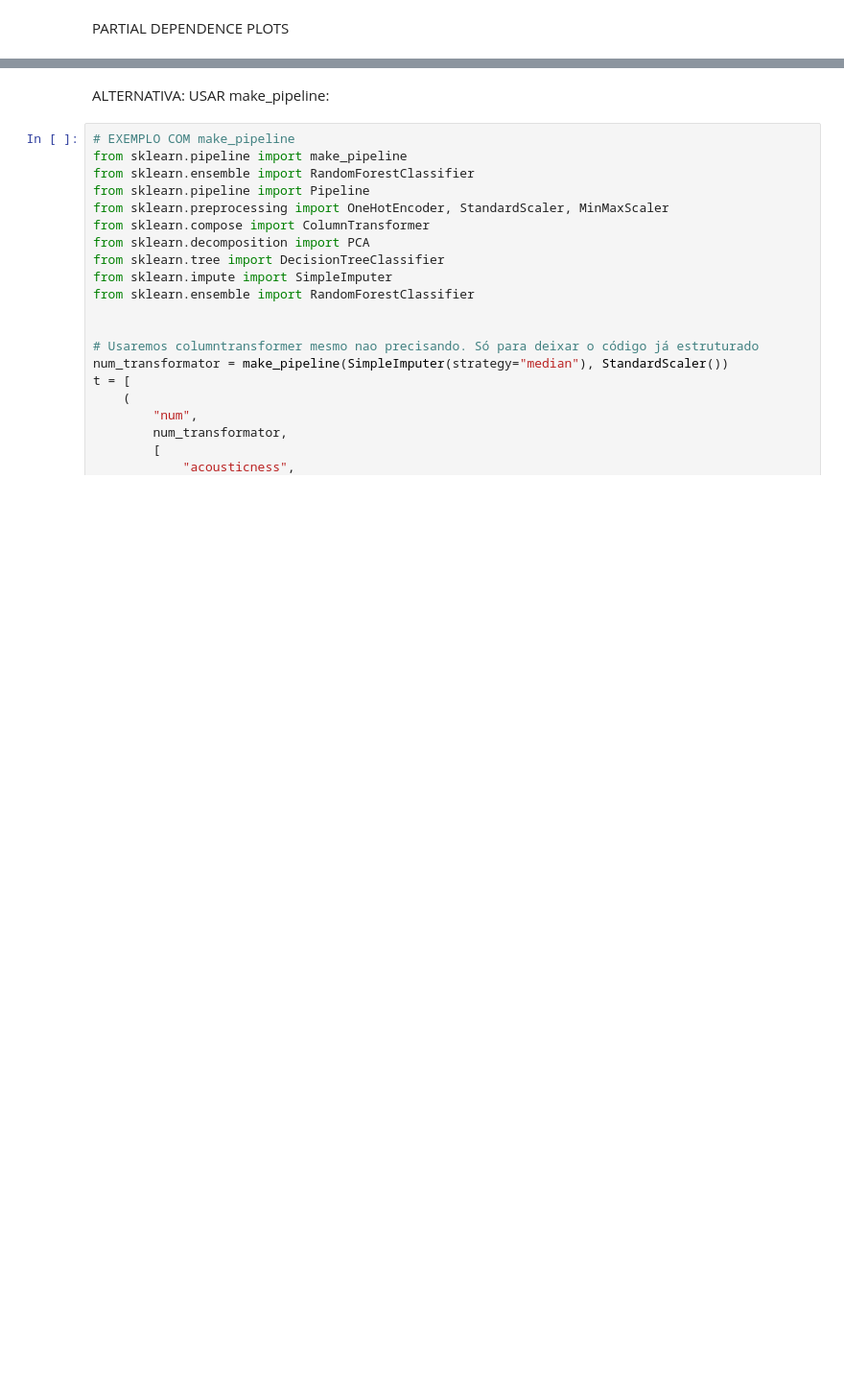
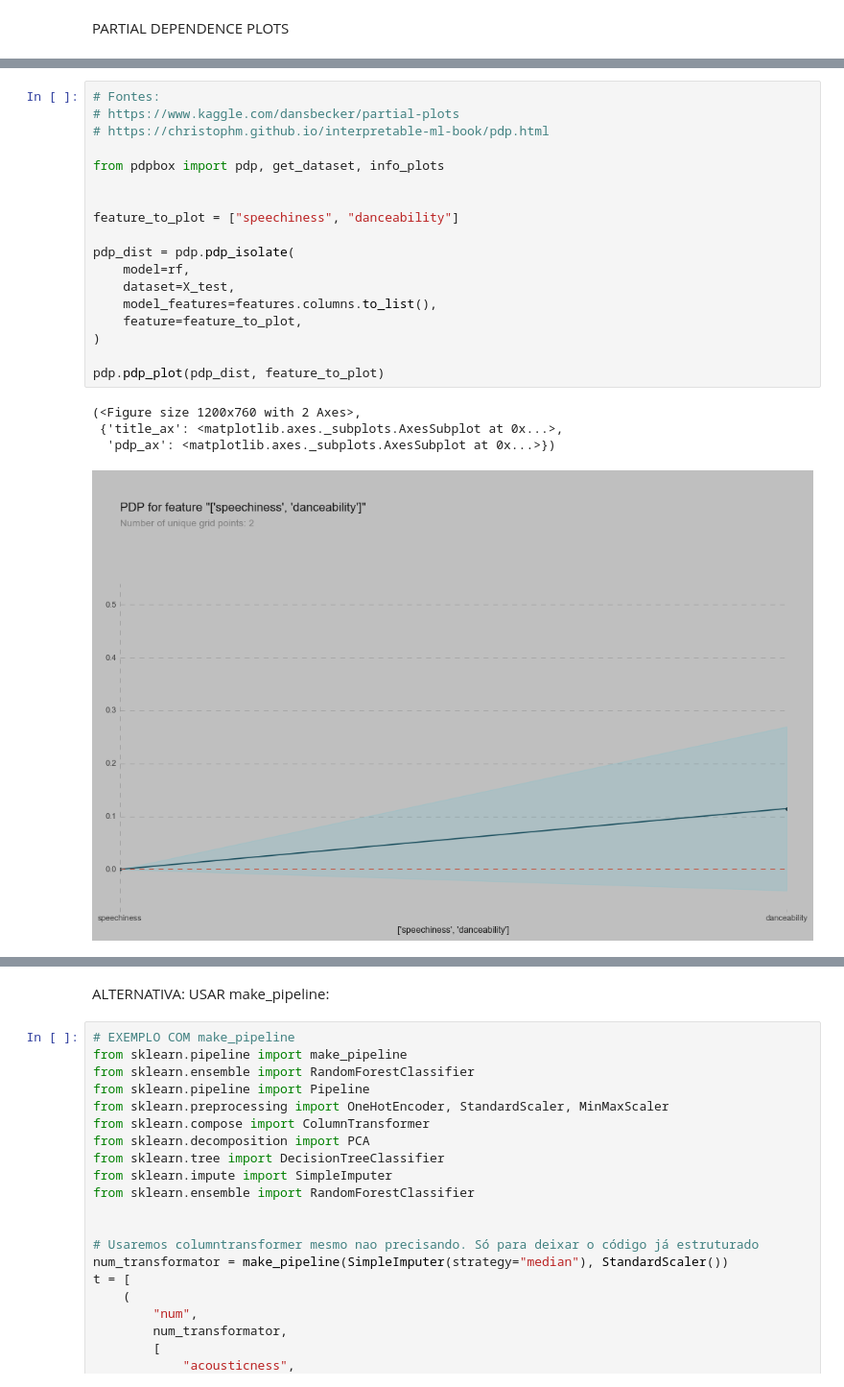
Before and after one commit to yukioandre/courses, a Jupyter notebook: datacamp/project-classify-song-genres-from-Audio-Data/scripts/improved_notebook.ipynb, the cells around one changed output, grey strips where cells are left out. Shown at 96% size. Saved outputs shown, nothing was run; the diff lists cells and outputs as text; blank space fills up the shorter version.

```diff
--- a/datacamp/project-classify-song-genres-from-Audio-Data/scripts/improved_notebook.ipynb
+++ b/datacamp/project-classify-song-genres-from-Audio-Data/scripts/improved_notebook.ipynb
@@ -258 +261,24 @@ pdp.pdp_plot(pdp_dist, feature_to_plot)
 [interactive output not drawn]
+# %%
+# Fontes:
+# https://www.kaggle.com/dansbecker/partial-plots
+# https://christophm.github.io/interpretable-ml-book/pdp.html
+
+from pdpbox import pdp, get_dataset, info_plots
+
+
+feature_to_plot = ["speechiness", "danceability"]
+
+pdp_dist = pdp.pdp_isolate(
+    model=rf,
+    dataset=X_test,
+    model_features=features.columns.to_list(),
+    feature=feature_to_plot,
+)
+
+pdp.pdp_plot(pdp_dist, feature_to_plot)
+# %% [output]
+(<Figure size 1200x760 with 2 Axes>,
+ {'title_ax': <matplotlib.axes._subplots.AxesSubplot at 0x...>,
+  'pdp_ax': <matplotlib.axes._subplots.AxesSubplot at 0x...>})
+[figure, added]
```
Also changed, not shown: parts of 12 cells of this notebook.
